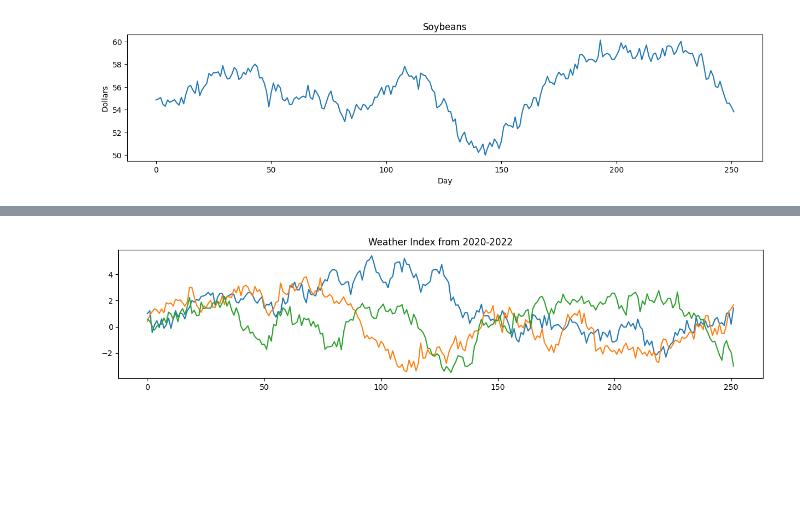
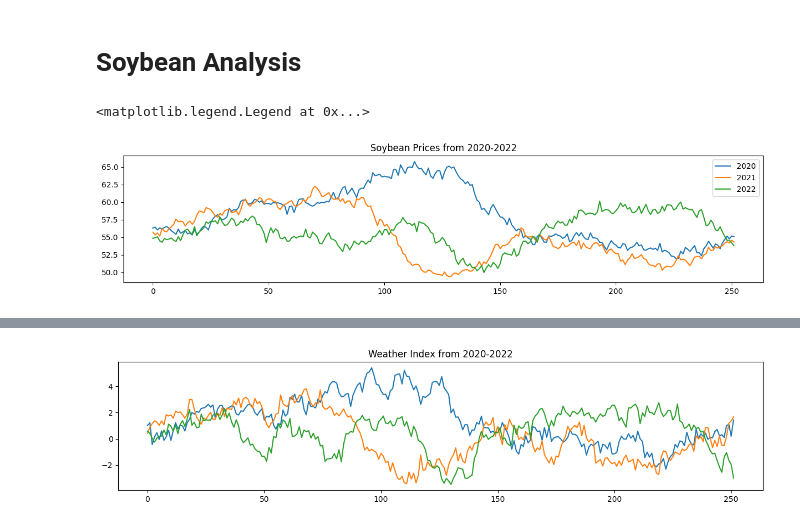
Before and after one commit to Ae-bii/uchicago-trading-2023, a Jupyter notebook: case1/analysis/analysis.ipynb, the cells around one changed output, grey strips where cells are left out. Cells and saved outputs as stored; diff of their text form; code cells hidden in the pictures; blank space fills up the shorter version.

Commit message:
Additional data analysis for case 1.

```diff
--- a/case1/analysis/analysis.ipynb
+++ b/case1/analysis/analysis.ipynb
@@ -9,4 +11,6 @@ import statsmodels.api as sm
 # %%
 plt.rcParams["figure.figsize"] = (15, 3)
+# %% [markdown]
+# Soybean Analysis
 # %%
 soy_data = [pd.read_csv(f'../data/futures_{year}.csv', index_col=0) for year in range(2020, 2023)]
@@ -14,8 +17,8 @@ weather_data = [pd.read_csv(f'../data/weather_{year}.csv', index_col=0) for year
-# %%
-plt.xlabel('Day')
-plt.ylabel('Dollars')
-plt.title('Soybeans')
-plt.plot(range(252), soy_data[2]['SBL'])
-plt.show()
-# %% [output]
-[figure, removed]
+# %%
+plt.title('Soybean Prices from 2020-2022')
+for i, df in enumerate(soy_data):
+    plt.plot(range(252), df['SBL'], label=f'202{i}')
+plt.legend()
+# %% [output]
+<matplotlib.legend.Legend at 0x...>
+[figure, added]
```
Also changed, not shown: parts of 47 cells of this notebook.
